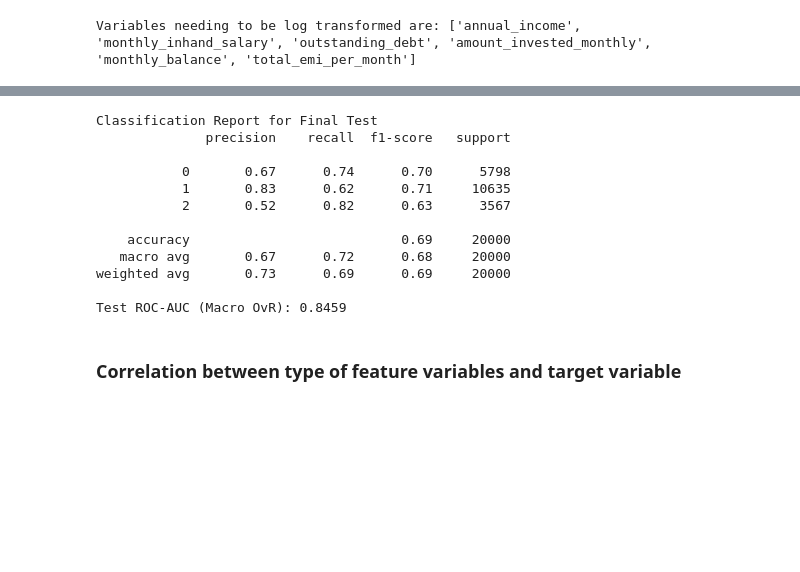
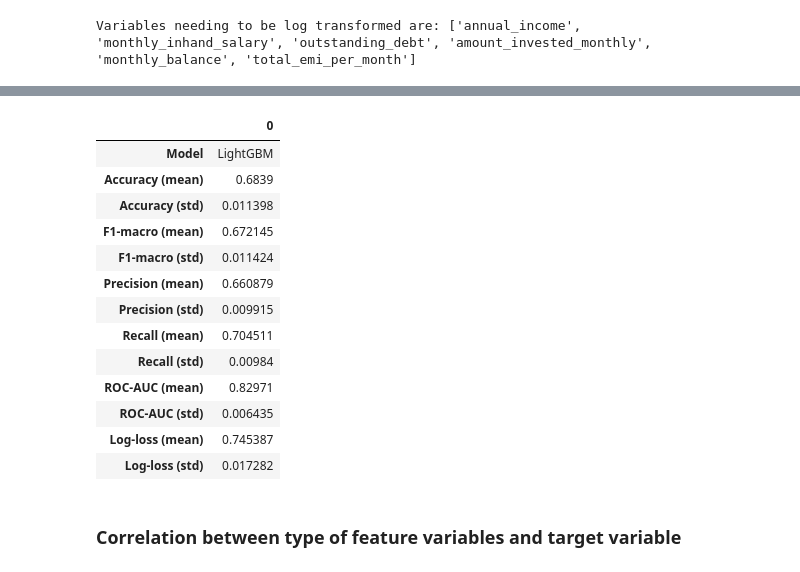
Before and after one commit to pewpy376/credit-score-classification, a Jupyter notebook: 02_model_pipeline.ipynb, the cells around one changed output, grey strips where cells are left out. Cells and saved outputs as stored; diff of their text form; code cells hidden in the pictures; blank space fills up the shorter version.

```diff
--- a/02_model_pipeline.ipynb
+++ b/02_model_pipeline.ipynb
@@ -122,13 +124,7 @@ dev_idx, test_idx = next(sgkf_test.split(X, y, groups = groups))
 X_dev, X_test = X.iloc[dev_idx], X.iloc[test_idx]
 y_dev, y_test = y.iloc[dev_idx], y.iloc[test_idx]
 groups_dev = groups.iloc[dev_idx]
-
-# Splitting Dev set into Train set and Validate set
-sgkf_val= StratifiedGroupKFold(n_splits = 4, shuffle = True, random_state = params['random_state'])
-train_idx, val_idx = next(sgkf_val.split(X_dev, y_dev, groups = groups_dev))
-
-X_train, X_val = X_dev.iloc[train_idx], X_dev.iloc[val_idx]
-y_train, y_val = y_dev.iloc[train_idx], y_dev.iloc[val_idx]
+groups_test = groups.iloc[test_idx]
 # %%
 # Check on the validity after spliting
 print(f"Test Set: {groups.iloc[test_idx].nunique()}")
@@ -337,35 +322,47 @@ Training and Evaluating with XGBoost
 # %%
 best_model = 'LightGBM'
 
-final_pipeline = Pipeline([
+best_pipeline = Pipeline([
     ('preprocessing', preprocessor),
-    ('classifier', models[best_model]),   # lấy 1 model ra khỏi dict
+    ('classifier', models[best_model])
 ])
+
+scoring = {
+    'Accuracy': 'accuracy',
+    'F1-macro': 'f1_macro',
+    'Precision': make_scorer(precision_score, average='macro', zero_division=0),
+    'Recall': make_scorer(recall_score, average='macro', zero_division=0),
+    'ROC-AUC': 'roc_auc_ovr',
+    'Log-loss': 'neg_log_loss'
+}
+
+result = cross_validate(best_pipeline, X_test, y_test, groups = groups_test, cv = sgkf_test, scoring = scoring)
+
+row = {'Model': best_model}
+for metric in scoring:
+    scores = result[f'test_{metric}']
+    row[f'{metric} (mean)'] = scores.mean()
+    row[f'{metric} (std)'] = scores.std()
+
+row['Log-loss (mean)'] *= -1
+
+df_best = pd.DataFrame([row]).T.round(3)
+df_best
+# %% [output]
+|  | 0 |
+| Model | LightGBM |
+| Accuracy (mean) | 0.6839 |
+| Accuracy (std) | 0.011398 |
+| F1-macro (mean) | 0.672145 |
+| F1-macro (std) | 0.011424 |
+| Precision (mean) | 0.660879 |
+| Precision (std) | 0.009915 |
+| Recall (mean) | 0.704511 |
+| Recall (std) | 0.00984 |
+| ROC-AUC (mean) | 0.82971 |
+| ROC-AUC (std) | 0.006435 |
+| Log-loss (mean) | 0.745387 |
+| Log-loss (std) | 0.017282 |
-# %%
-# Final trên tập dev để có nhiều sample
-final_pipeline.fit(X_dev, y_dev)
-y_test_pred = final_pipeline.predict(X_test)
-y_test_proba = final_pipeline.predict_proba(X_test)
-y_test_proba = y_test_proba / y_test_proba.sum(axis=1, keepdims=True)
-
-print("Classification Report for Final Test")
-print(classification_report(y_test, y_test_pred))
-
-auc_score = roc_auc_score(y_test, y_test_proba, multi_class='ovr', average='macro')
-print(f"Test ROC-AUC (Macro OvR): {auc_score:.4f}")
-# %% [output]
-Classification Report for Final Test
-              precision    recall  f1-score   support
-
-           0       0.67      0.74      0.70      5798
-           1       0.83      0.62      0.71     10635
-           2       0.52      0.82      0.63      3567
-
-    accuracy                           0.69     20000
-   macro avg       0.67      0.72      0.68     20000
-weighted avg       0.73      0.69      0.69     20000
-
-Test ROC-AUC (Macro OvR): 0.8459
 # %% [markdown]
 ### Correlation between type of feature variables and target variable
 # %%
```
Also changed, not shown: parts of 7 cells of this notebook.
